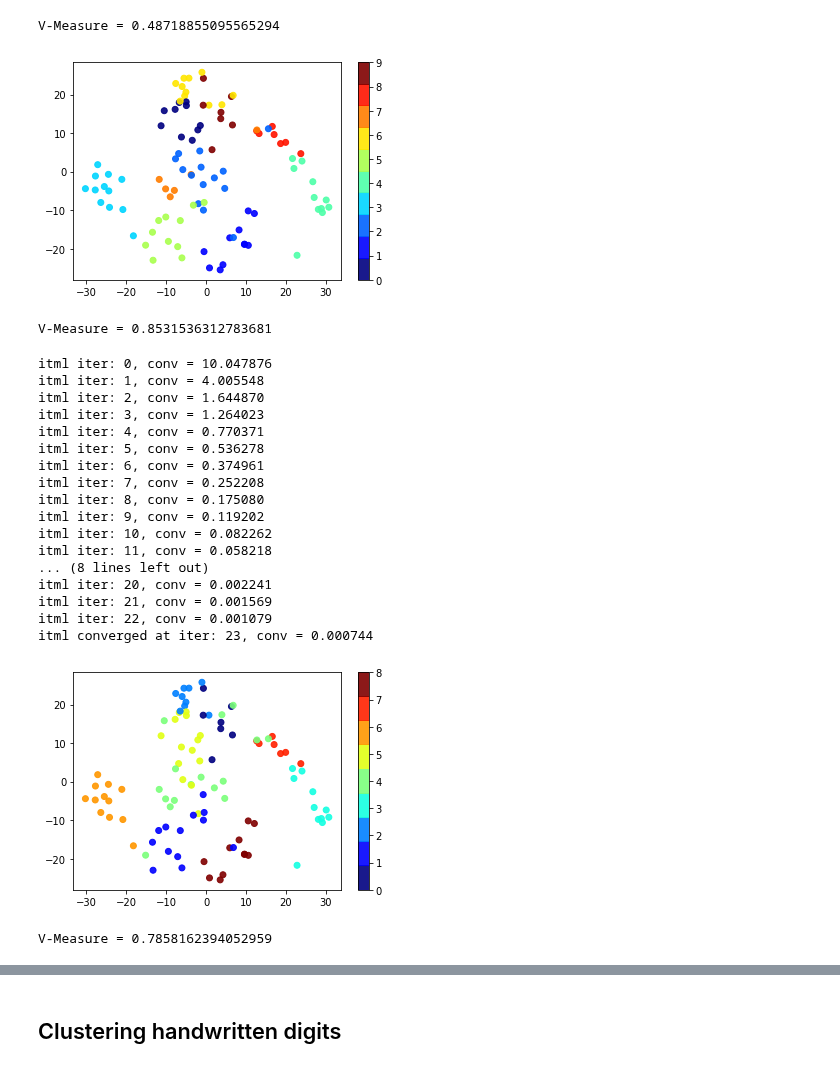
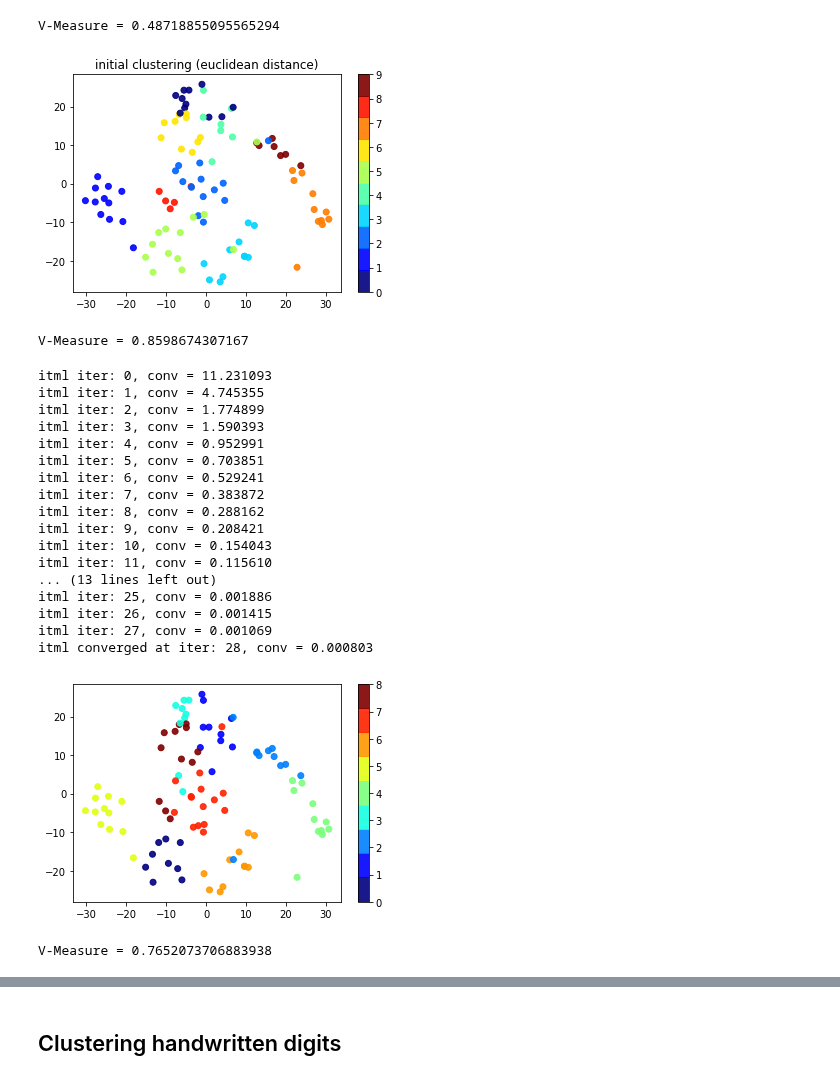
Before and after one commit to patricsteiner/image_clustering, a Jupyter notebook: intelligent_image_clustering.ipynb, the cells around one changed output, grey strips where cells are left out. Cells and saved outputs as stored; diff of their text form; code cells hidden in the pictures.

```diff
--- a/intelligent_image_clustering.ipynb
+++ b/intelligent_image_clustering.ipynb
@@ -298,42 +307,43 @@ evaluate(X, y, predicted_clusters, n_clusters, "after moving")
 V-Measure = 0.48718855095565294
 # %%
 #trying on digits
+from PIL import Image
 dist = euclidean_distance(scale(X))
 sim = distance_to_similarity(dist)
 n_clusters=10
 pred = SpectralClustering(n_clusters=n_clusters, affinity="precomputed").fit_predict(sim)
-evaluate(X, y, pred, n_clusters, "")
+evaluate(X, y, pred, n_clusters, "initial clustering (euclidean distance)")
+#store_clusters('c:/clustering/result/', Image.fromarray(X[0,:], 'L'), pred, clear_directory=True)
 # %% [output]
-[figure, old version]
+[figure, new version]
-V-Measure = 0.8531536312783681
+V-Measure = 0.8598674307167
 # %%
-sim = merge(pred, 4, 8)
-new_X = ITML(verbose=True).fit(X, constraints=(sim[:, 0], sim[:, 1], np.array((0,1)), np.array((0,1)))).transform()
-dist = euclidean_distance(scale(new_X))
-sim = distance_to_similarity(dist)
+
+simCon, disCon = merge(pred, 1, 7)
+sim = learn_distance(X, simCon,disCon)
 n_clusters=9
 pred = SpectralClustering(n_clusters=n_clusters, affinity="precomputed").fit_predict(sim)
 evaluate(X, y, pred, n_clusters, "")
 # %% [output]
-itml iter: 0, conv = 10.047876
-itml iter: 1, conv = 4.005548
-itml iter: 2, conv = 1.644870
-itml iter: 3, conv = 1.264023
-itml iter: 4, conv = 0.770371
-itml iter: 5, conv = 0.536278
-itml iter: 6, conv = 0.374961
-itml iter: 7, conv = 0.252208
-itml iter: 8, conv = 0.175080
-itml iter: 9, conv = 0.119202
-itml iter: 10, conv = 0.082262
-itml iter: 11, conv = 0.058218
-... (8 lines left out)
-itml iter: 20, conv = 0.002241
-itml iter: 21, conv = 0.001569
-itml iter: 22, conv = 0.001079
-itml converged at iter: 23, conv = 0.000744
+itml iter: 0, conv = 11.231093
+itml iter: 1, conv = 4.745355
+itml iter: 2, conv = 1.774899
+itml iter: 3, conv = 1.590393
+itml iter: 4, conv = 0.952991
+itml iter: 5, conv = 0.703851
+itml iter: 6, conv = 0.529241
+itml iter: 7, conv = 0.383872
+itml iter: 8, conv = 0.288162
+itml iter: 9, conv = 0.208421
+itml iter: 10, conv = 0.154043
+itml iter: 11, conv = 0.115610
+... (13 lines left out)
+itml iter: 25, conv = 0.001886
+itml iter: 26, conv = 0.001415
+itml iter: 27, conv = 0.001069
+itml converged at iter: 28, conv = 0.000803
-[figure, old version]
+[figure, new version]
-V-Measure = 0.7858162394052959
+V-Measure = 0.7652073706883938
 # %%
 #todo remove
 def create_constraints(Y):
```
Also changed, not shown: parts of 6 cells of this notebook.
